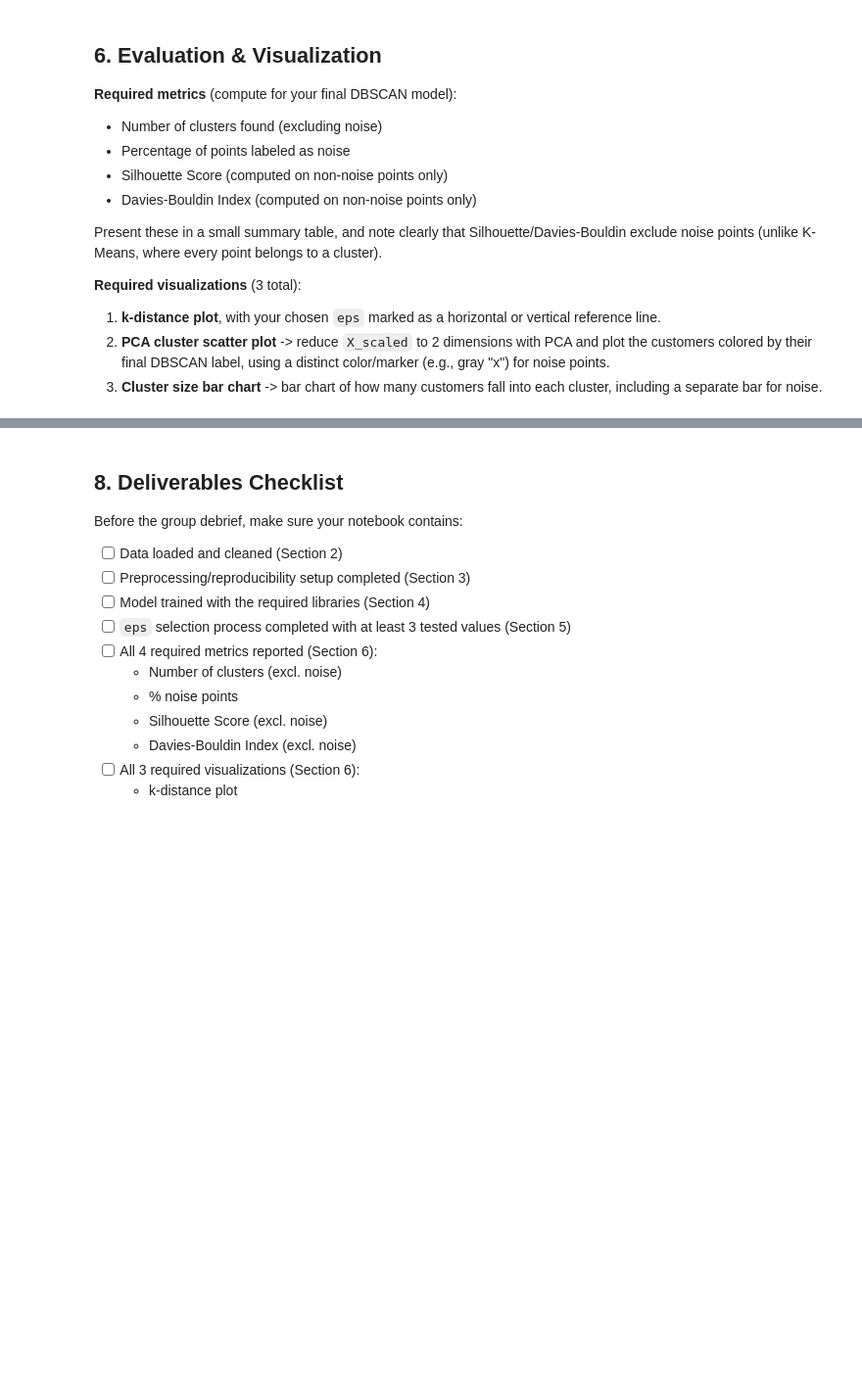
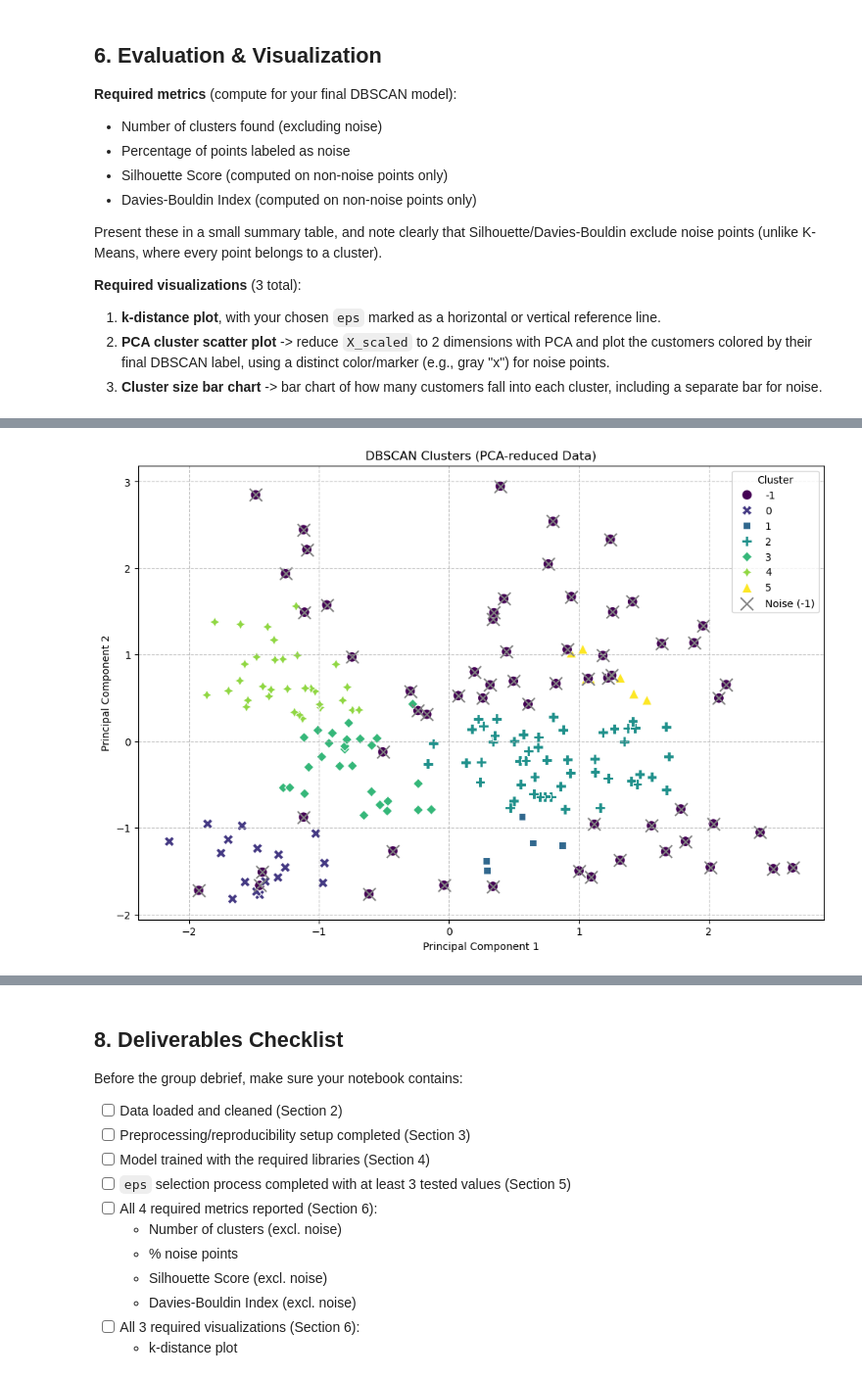
Before and after one commit to fredizenn/Statistics-and-Machine-Learning, a Jupyter notebook: Week-4/Lab-Assignments/02_DBSCAN_Clustering.ipynb, the cells around one changed output, grey strips where cells are left out. Shown at 98% size. Drawn from its saved outputs; the diff is of its cells as text; code cells hidden in the pictures; blank space fills up the shorter version.

```diff
--- a/Week-4/Lab-Assignments/02_DBSCAN_Clustering.ipynb
+++ b/Week-4/Lab-Assignments/02_DBSCAN_Clustering.ipynb
@@ -93,0 +257,22 @@ Present these in a small summary table, and note clearly that Silhouette/Davies-
+# %%
+from sklearn.decomposition import PCA
+pca = PCA(n_components=2, random_state=42)
+X_pca = pca.fit_transform(X_scaled)
+pca_df = pd.DataFrame(data=X_pca, columns=['PCA1', 'PCA2'])
+pca_df['Cluster'] = df['DBSCAN_Cluster']
+
+plt.figure(figsize=(12, 8))
+sns.scatterplot(x='PCA1',y='PCA2',hue='Cluster',palette='viridis' if pca_df['Cluster'].nunique() > 1 else ['grey'],style='Cluster', markers=True,s=100,data=pca_df,legend='full')
+
+noise_points_pca = pca_df[pca_df['Cluster'] == -1]
+if not noise_points_pca.empty:
+    plt.scatter(noise_points_pca['PCA1'],noise_points_pca['PCA2'],color='gray',marker='x', s=150, label='Noise (-1)',edgecolor='black')
+
+plt.title('DBSCAN Clusters (PCA-reduced Data)')
+plt.xlabel('Principal Component 1')
+plt.ylabel('Principal Component 2')
+plt.legend(title='Cluster')
+plt.grid(True, linestyle='--', alpha=0.7)
+plt.show()
+# %% [output]
+[figure, added]
```
Also changed, not shown: parts of 10 cells of this notebook.
